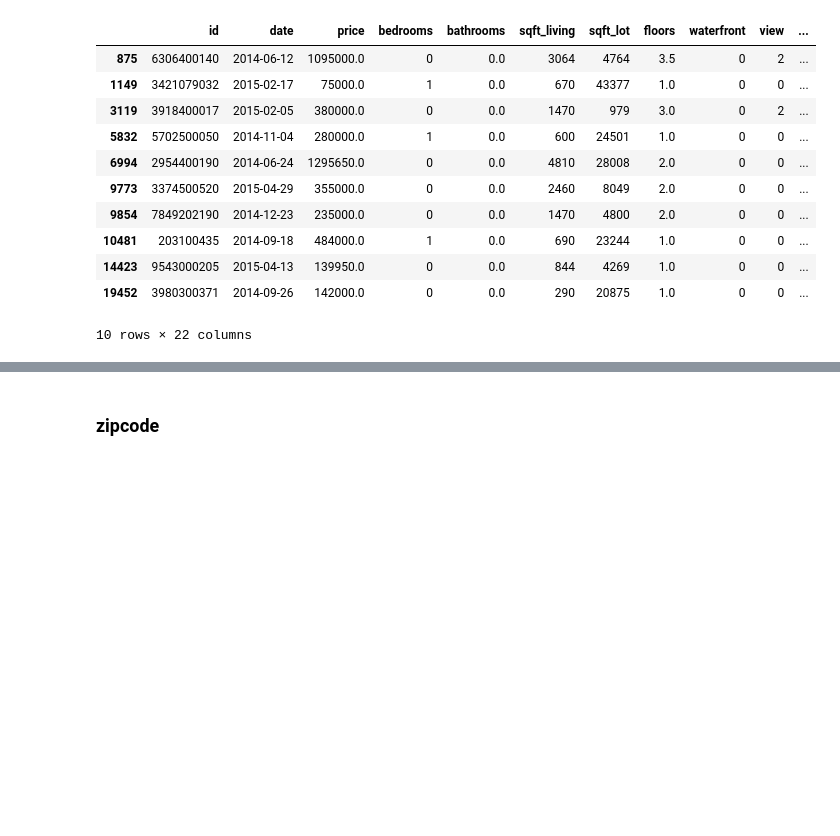
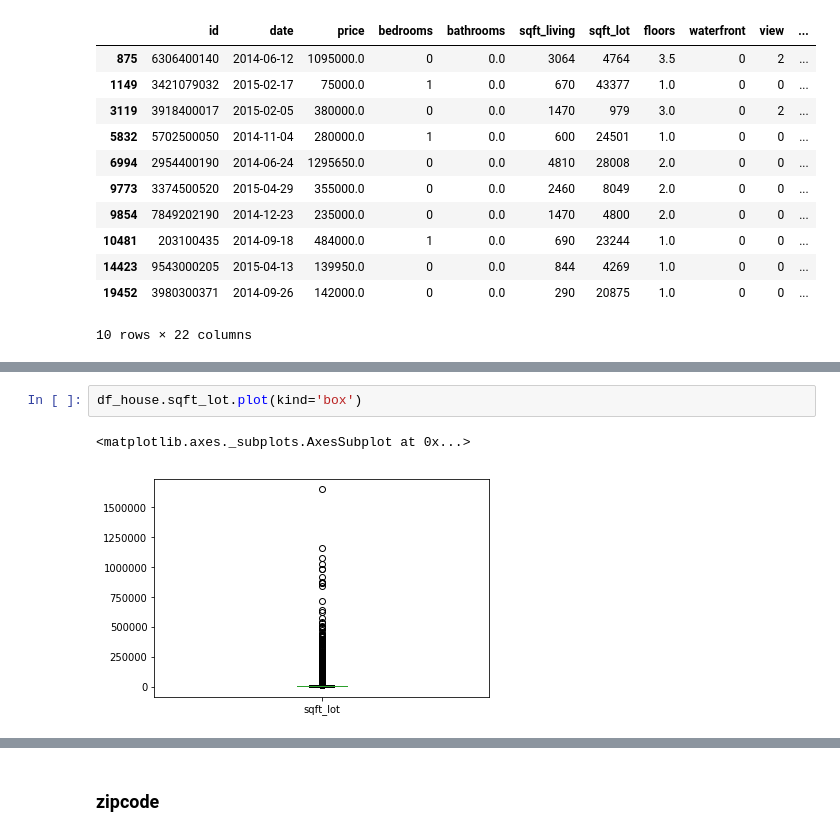
Before and after one commit to math470/Springboard_Capstone_Project_1, a Jupyter notebook: King County House Price DataWrangling.ipynb, the cells around one changed output, grey strips where cells are left out. Cells and saved outputs as stored; diff of their text form; blank space fills up the shorter version.

```diff
--- a/King County House Price DataWrangling.ipynb
+++ b/King County House Price DataWrangling.ipynb
@@ -359,0 +437,5 @@ The above shows houses with no bathroom. They have zero or one bedrooms. Again,
+# %%
+df_house.sqft_lot.plot(kind='box')
+# %% [output]
+<matplotlib.axes._subplots.AxesSubplot at 0x...>
+[figure, added]
```
Also changed, not shown: parts of 45 cells of this notebook.
